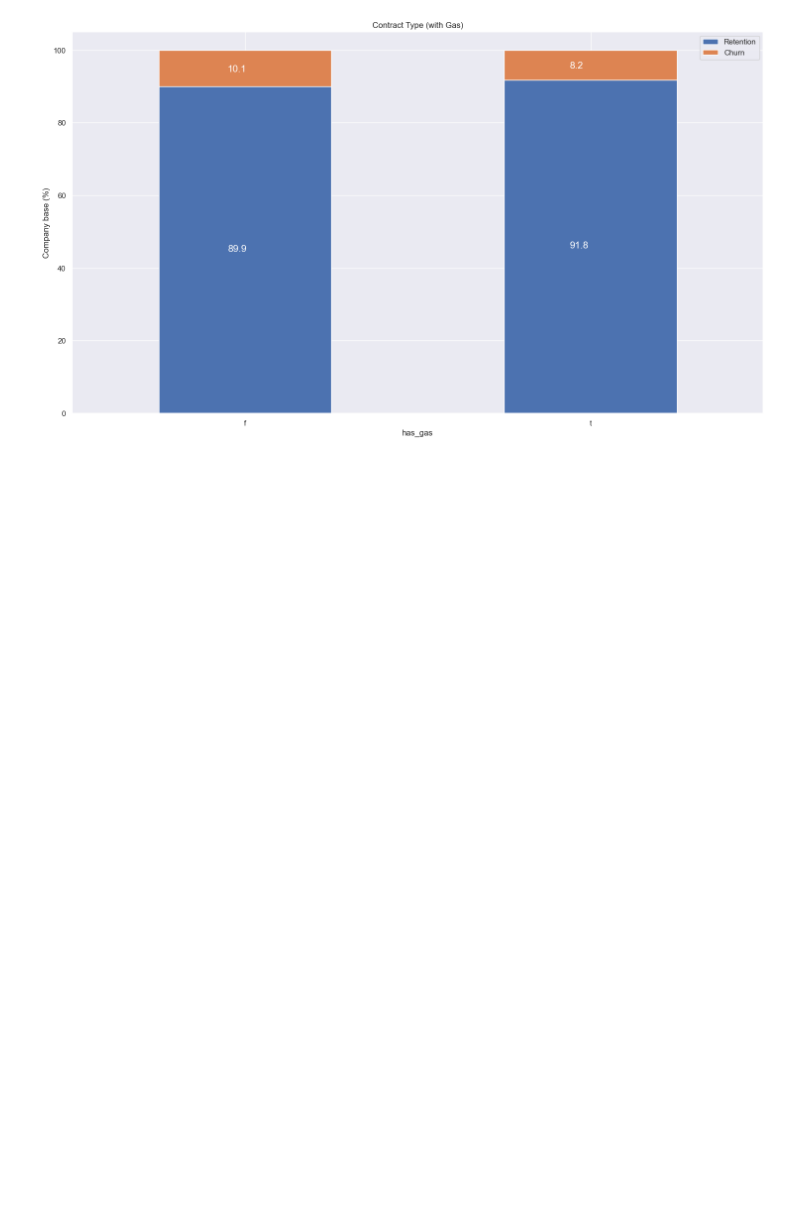
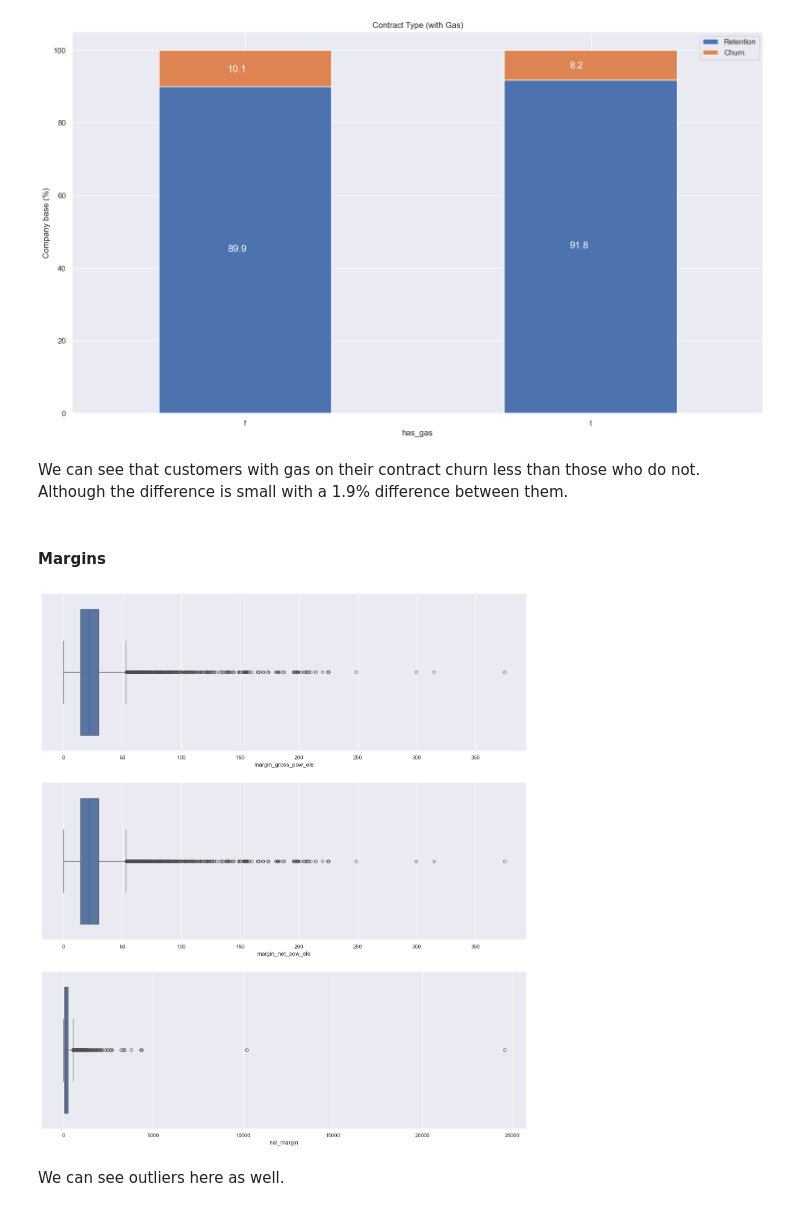
Before and after one commit to dawilwest/BCG_X_Job_Simulation_Tasks, a Jupyter notebook: Task 2 - eda_starter.ipynb, the cells around one changed output. Cells and saved outputs as stored; diff of their text form; code cells hidden in the pictures; blank space fills up the shorter version.

```diff
--- a/Task 2 - eda_starter.ipynb
+++ b/Task 2 - eda_starter.ipynb
@@ -287,3 +287,25 @@ contract_percentage = (contract.div(contract.sum(axis=1), axis=0) * 100).sort_va
 plot_stacked_bars(contract_percentage, 'Contract Type (with Gas)')
 # %% [output]
 [figure]
+# %% [markdown]
+We can see that customers with gas on their contract churn less than those who do not. Although the difference is small with a 1.9% difference between them.
+# %% [markdown]
+#### Margins
+# %%
+margin = client_df[['id', 'margin_gross_pow_ele', 'margin_net_pow_ele', 'net_margin']]
+# %%
+fig, axs = plt.subplots(nrows=3, figsize=(18, 20))
+
+# Plot BoxPlots
+sns.boxplot(x=margin["margin_gross_pow_ele"], ax=axs[0])
+sns.boxplot(x=margin["margin_net_pow_ele"], ax=axs[1])
+sns.boxplot(x=margin["net_margin"], ax=axs[2])
+
+for ax in axs:
+    ax.ticklabel_format(style='plain', axis='x')
+
+plt.show()
+# %% [output]
+[figure, added]
+# %% [markdown]
+We can see outliers here as well.
```
Also changed, not shown: parts of 28 cells of this notebook, 1 other file.
